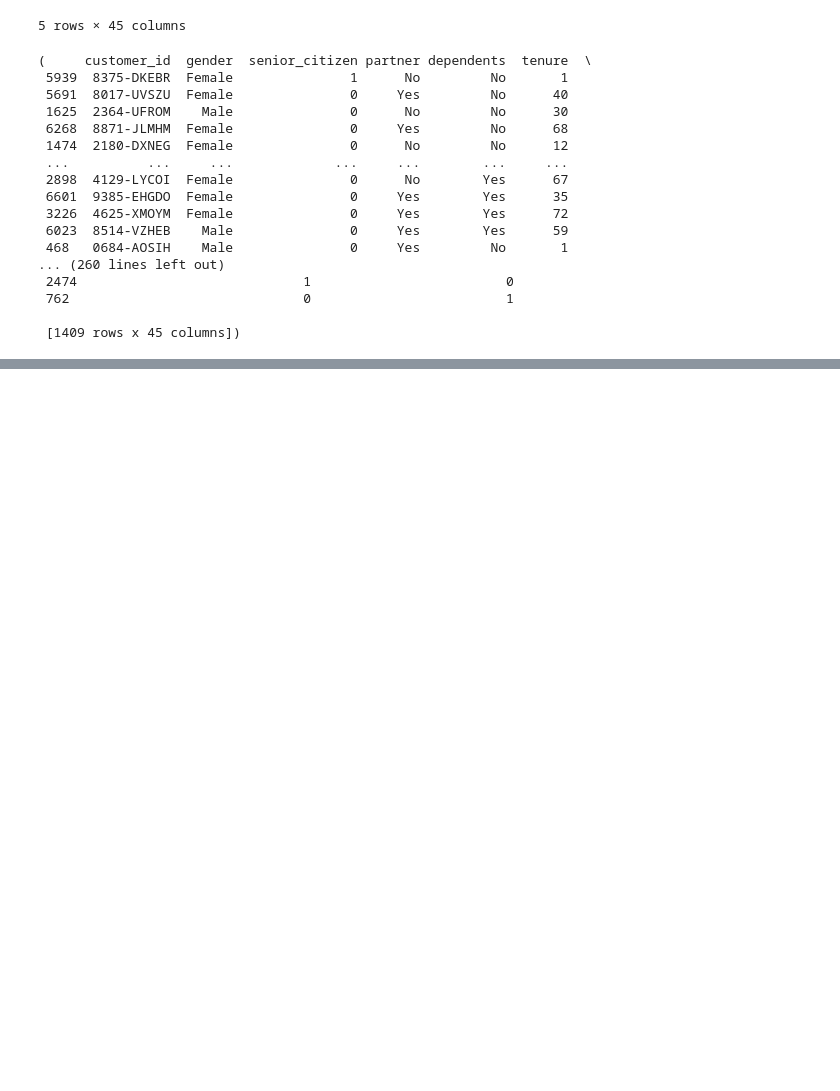
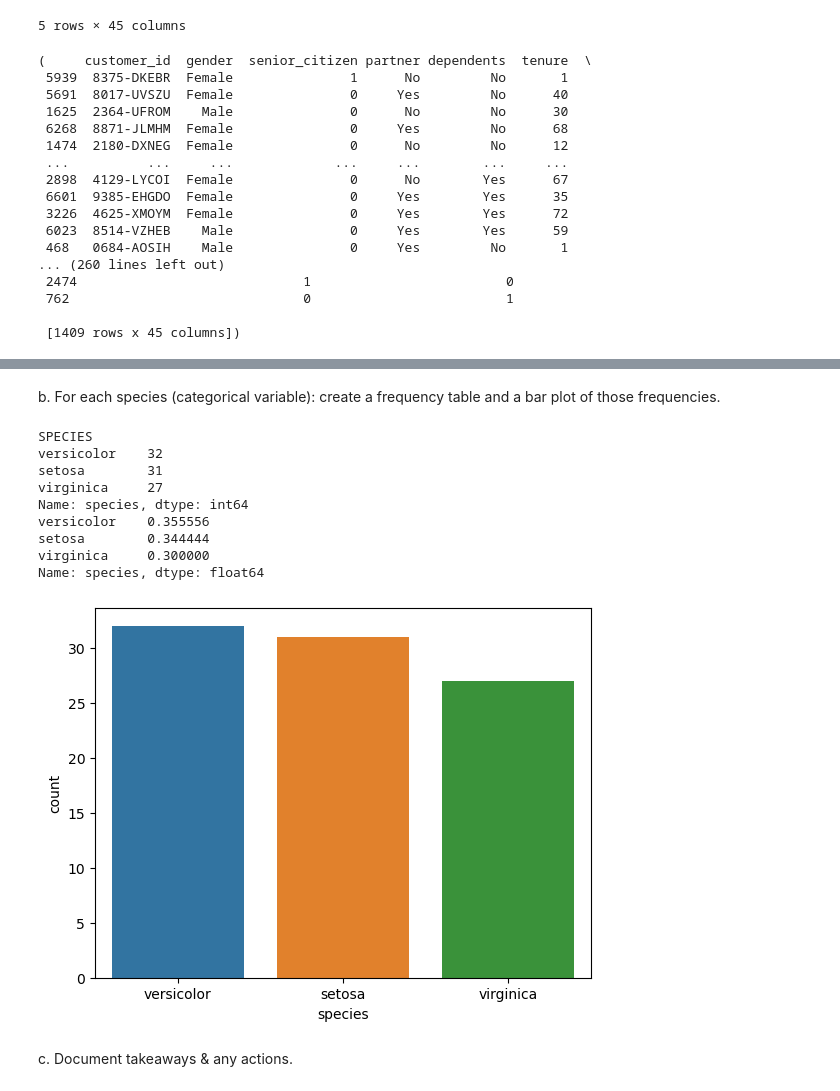
Before and after one commit to DerekBixby/classification_exercises, a Jupyter notebook: classification_exercises.ipynb, the cells around one changed output, grey strips where cells are left out. Drawn from its saved outputs; the diff is of its cells as text; code cells hidden in the pictures; blank space fills up the shorter version.

```diff
--- a/classification_exercises.ipynb
+++ b/classification_exercises.ipynb
@@ -919,0 +1025,23 @@ e. Which combination of recipe, rack position, and temperature gives the best re
+# %% [markdown]
+b. For each species (categorical variable): create a frequency table and a bar plot of those frequencies.
+# %%
+for col in col_cat:
+    print(col.upper())
+    print(train_iris[col].value_counts())
+    print(train_iris[col].value_counts(normalize=True))
+    sns.countplot(x=col, data=train_iris)
+    plt.show()
+    print()
+# %% [output]
+SPECIES
+versicolor    32
+setosa        31
+virginica     27
+Name: species, dtype: int64
+versicolor    0.355556
+setosa        0.344444
+virginica     0.300000
+Name: species, dtype: float64
+[figure, added]
+# %% [markdown]
+c. Document takeaways & any actions.
```
Also changed, not shown: parts of 95 cells of this notebook.
